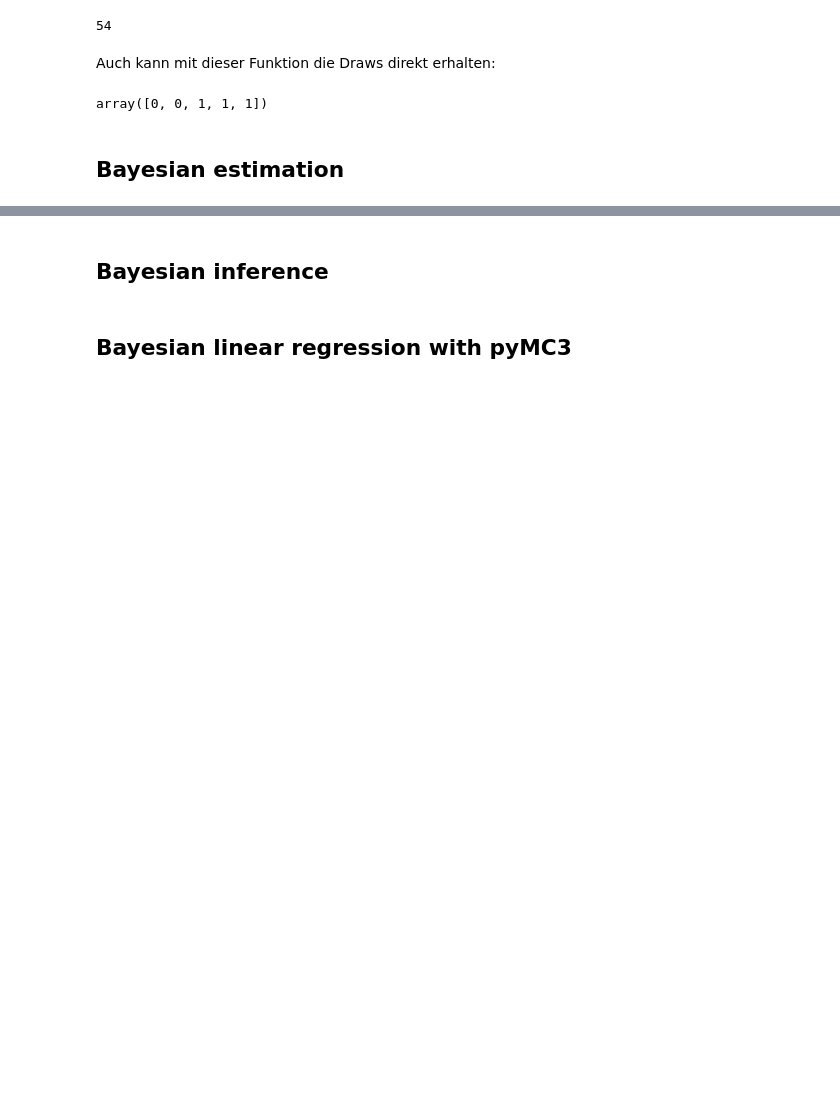
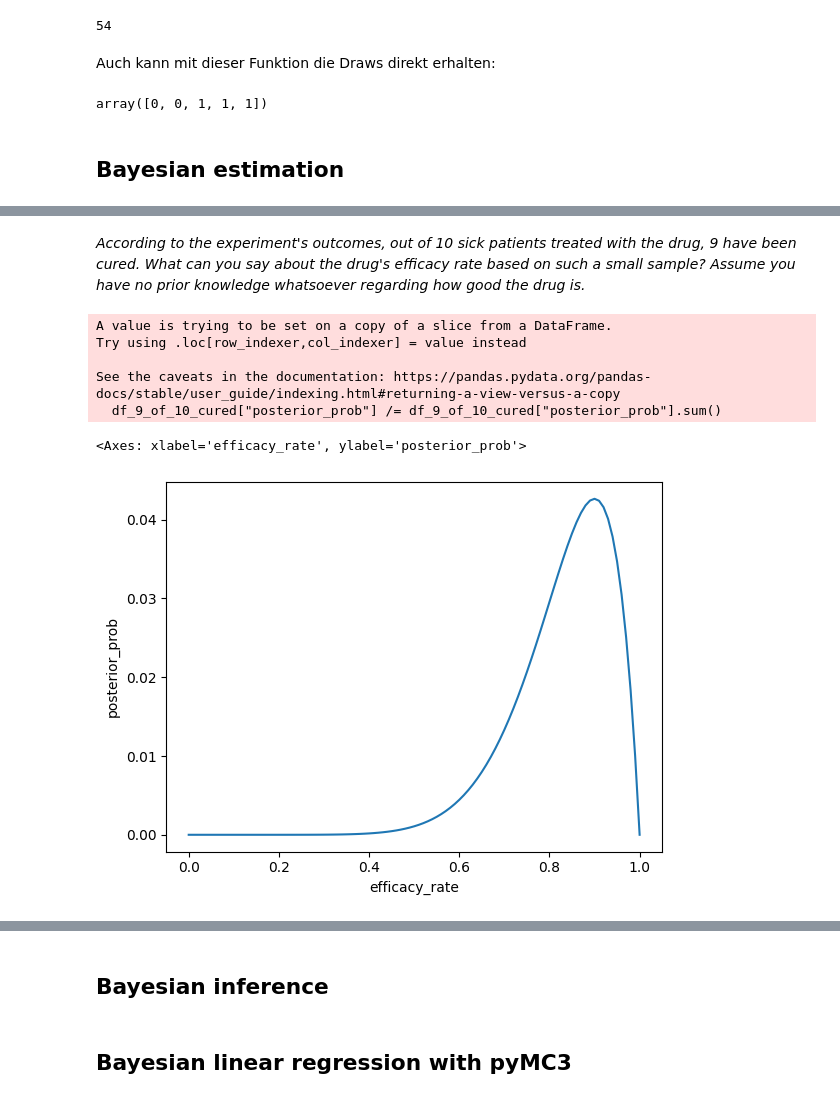
Before and after one commit to asuender/tgm-ds, a Jupyter notebook: 5bhit/GK9102/gk9102.ipynb, the cells around one changed output, grey strips where cells are left out. Drawn from its saved outputs; the diff is of its cells as text; code cells hidden in the pictures; blank space fills up the shorter version.

```diff
--- a/5bhit/GK9102/gk9102.ipynb
+++ b/5bhit/GK9102/gk9102.ipynb
@@ -53,0 +62,18 @@ array([0, 0, 1, 1, 1])
+# %%
+import numpy as np
+import pandas as pd
+
+# Create cured patients array from 1 to 10
+num_patients_cured = np.arange(0, 11)
+
+# Create efficacy rate array from 0 to 1 by 0.01
+efficacy_rate = np.arange(0.0, 1.01, 0.01)
+
+# Combine the two arrays in one DataFrame
+df = pd.DataFrame([(x, y) for x in num_patients_cured for y in efficacy_rate])
+
+# Name the columns
+df.columns = ["num_patients_cured", "efficacy_rate"]
+
+# Print df
+print(df)
@@ -53,0 +95,28 @@ array([0, 0, 1, 1, 1])
+# %% [markdown]
+*According to the experiment's outcomes, out of 10 sick patients treated with the drug, 9 have been cured. What can you say about the drug's efficacy rate based on such a small sample? Assume you have no prior knowledge whatsoever regarding how good the drug is.*
+# %%
+from scipy.stats import binom, uniform
+import seaborn as sns
+
+# Calculate the prior efficacy rate and the likelihood
+df["prior"] = uniform.pdf(df["efficacy_rate"])
+df["likelihood"] = binom.pmf(df["num_patients_cured"], 10, df["efficacy_rate"])
+
+# Calculate the posterior efficacy rate and scale it to sum up to one
+df["posterior_prob"] = df["prior"] * df["likelihood"]
+df["posterior_prob"] /= df["posterior_prob"].sum()
+
+# Compute the posterior probability of observing 9 cured patients
+df_9_of_10_cured = df.loc[df["num_patients_cured"] == 9]
+df_9_of_10_cured["posterior_prob"] /= df_9_of_10_cured["posterior_prob"].sum()
+
+# Plot the drug's posterior efficacy rate
+sns.lineplot(x=df_9_of_10_cured["efficacy_rate"], y=df_9_of_10_cured["posterior_prob"])
+# %% [output]
+A value is trying to be set on a copy of a slice from a DataFrame.
+Try using .loc[row_indexer,col_indexer] = value instead
+
+See the caveats in the documentation: https://pandas.pydata.org/pandas-docs/stable/user_guide/indexing.html#returning-a-view-versus-a-copy
+  df_9_of_10_cured["posterior_prob"] /= df_9_of_10_cured["posterior_prob"].sum()
+<Axes: xlabel='efficacy_rate', ylabel='posterior_prob'>
+[figure, added]
```
Also changed, not shown: parts of 12 cells of this notebook.
